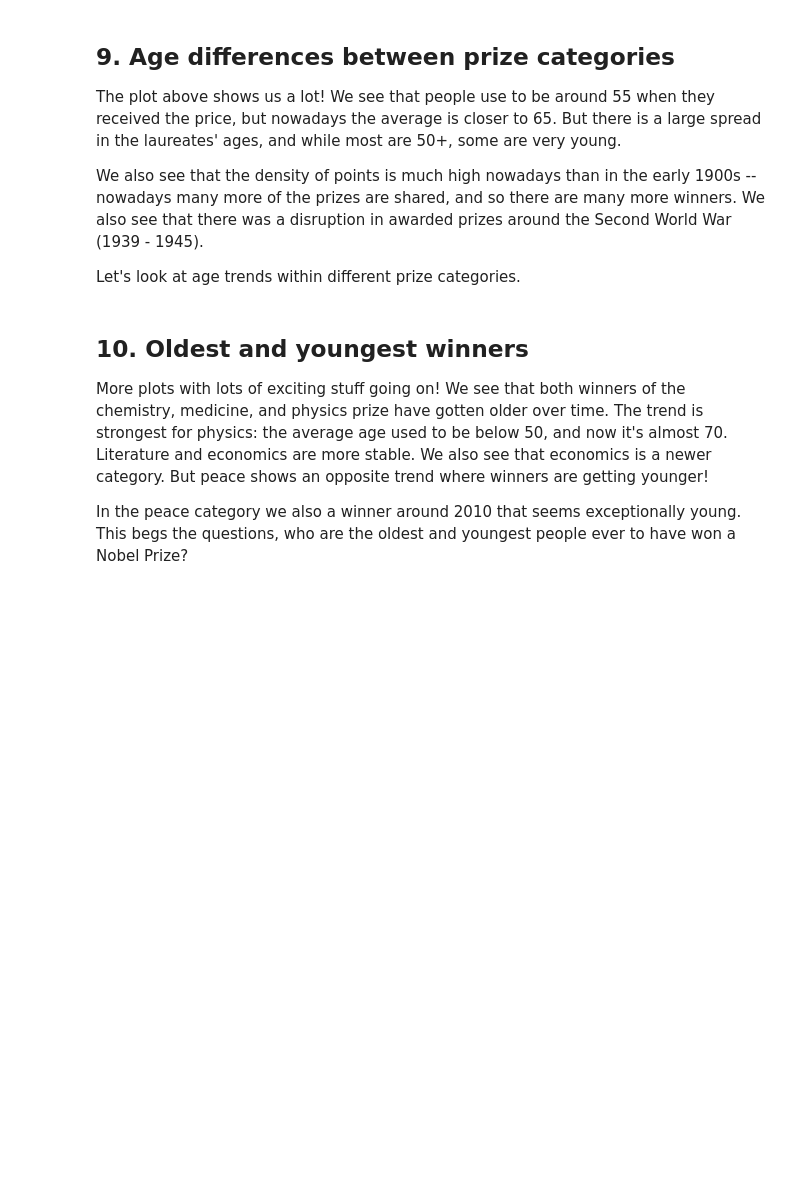
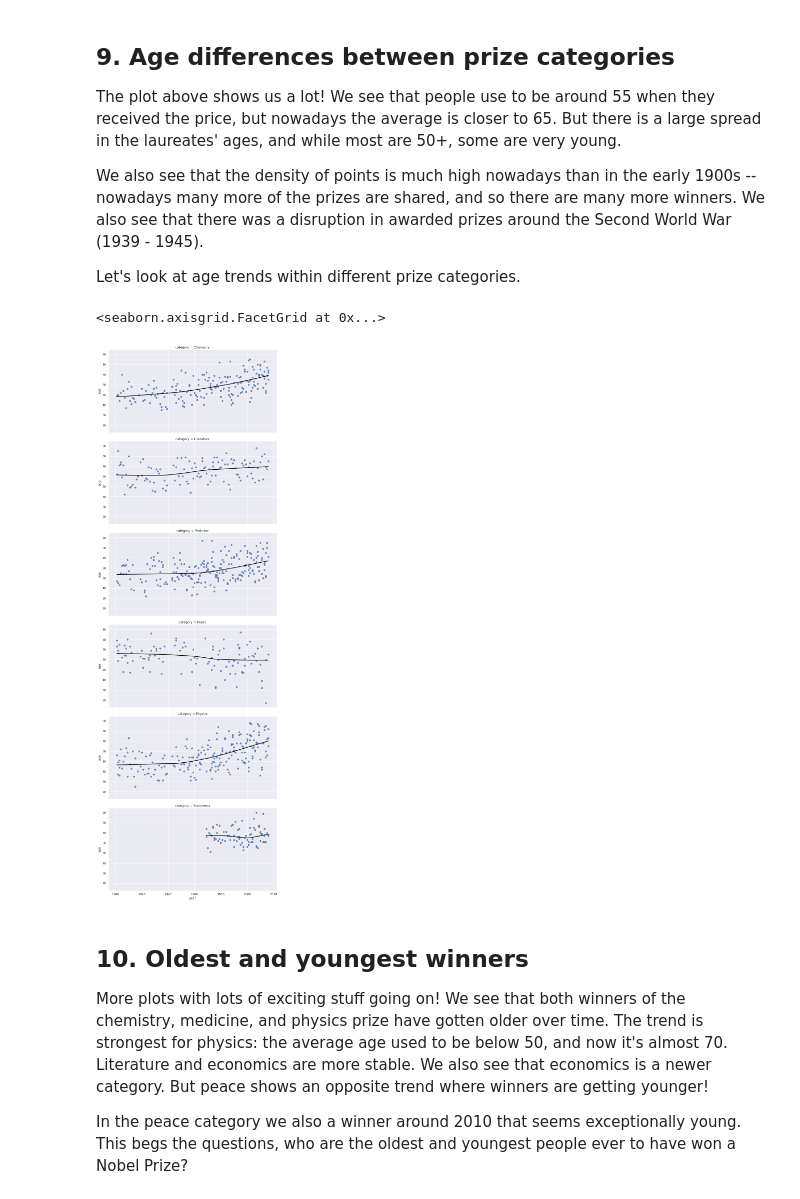
Before and after one commit to RishavMishraRM/Visual_History_of_Nobel_Prize_Winners, a Jupyter notebook: notebook.ipynb, the cells around one changed output. Cells and saved outputs as stored; diff of their text form; code cells hidden in the pictures; blank space fills up the shorter version.

```diff
--- a/notebook.ipynb
+++ b/notebook.ipynb
@@ -161,7 +165,11 @@ sns.lmplot(...)
 <p>Let's look at age trends within different prize categories.</p>
 # %%
 # Same plot as above, but separate plots for each type of Nobel Prize
-# ... YOUR CODE FOR TASK 9 ...
+sns.lmplot(x='year', y='age', row='category', data=nobel, lowess=True,
+           aspect=2, line_kws={'color' : 'black'})
+# %% [output]
+<seaborn.axisgrid.FacetGrid at 0x...>
+[figure, added]
 # %% [markdown]
 ## 10. Oldest and youngest winners
 <p>More plots with lots of exciting stuff going on! We see that both winners of the chemistry, medicine, and physics prize have gotten older over time. The trend is strongest for physics: the average age used to be below 50, and now it's almost 70. Literature and economics are more stable. We also see that economics is a newer category. But peace shows an opposite trend where winners are getting younger! </p>
```
Also changed, not shown: parts of 4 cells of this notebook.
